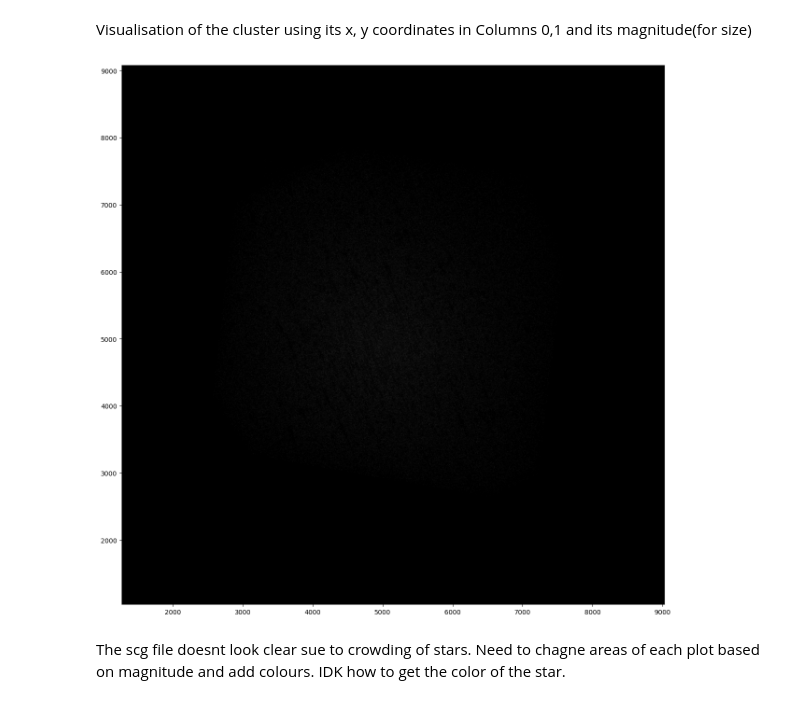
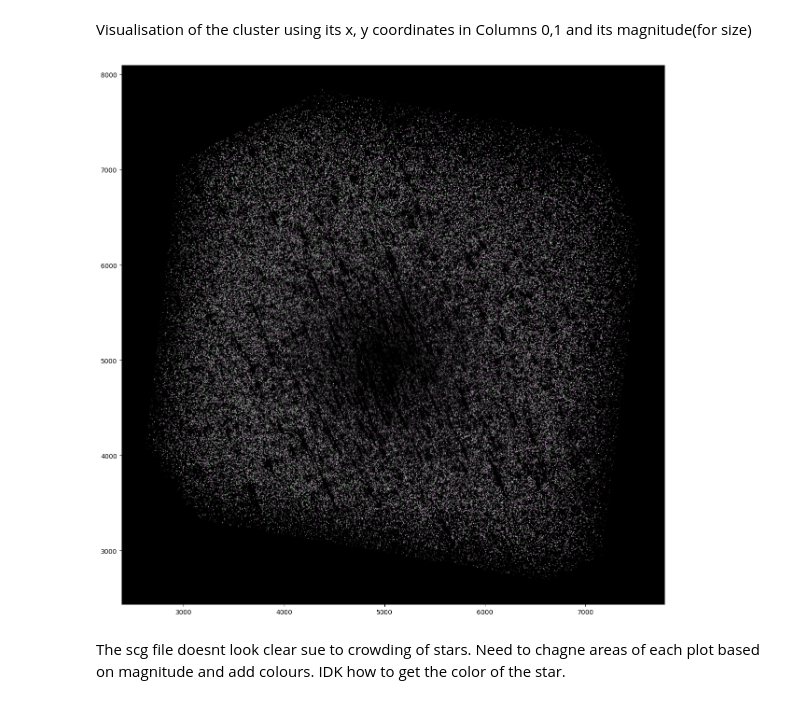
Before and after one commit to mg-0000/HR_diagrams, a Jupyter notebook: Color_mag_diag.ipynb, the cells around one changed output. Drawn from its saved outputs; the diff is of its cells as text; code cells hidden in the pictures.

```diff
--- a/Color_mag_diag.ipynb
+++ b/Color_mag_diag.ipynb
@@ -82,9 +82,15 @@ f275_mag=data_array[:,2]
 f336_mag=data_array[:,3]
 prob=data_array[:,4]
 '''
+from matplotlib import use
+
+
 file_name='https://archive.stsci.edu/hlsps/hugs/ngc2808/hlsp_hugs_hst_wfc3-uvis-acs-wfc_ngc2808_multi_v1_catalog-meth1.txt'
 f275_mag=np.loadtxt(file_name, usecols=(2), comments='#')
-f336_mag=np.loadtxt(file_name, usecols=(8), comments='#')
+f336_mag=np.loadtxt(file_name, usecols=(8), comments='#')   #R
+f438_mag=np.loadtxt(file_name, usecols=(14), comments='#')    #G
+f606_mag=np.loadtxt(file_name, usecols=(20), comments='#')    #B
+f814_mag=np.loadtxt(file_name, usecols=(26), comments='#')
 prob=np.loadtxt(file_name, usecols=(32), comments='#')
 x_coord=np.loadtxt(file_name, usecols=(0), comments='#')
 y_coord=np.loadtxt(file_name, usecols=(1), comments='#')
@@ -102,18 +108,44 @@ plt.savefig('ColorMagnitudeDiagram.svg')
 [figure]
 # %% [markdown]
 Visualisation of the cluster using its x, y coordinates in Columns 0,1 and its magnitude(for size)
-# %%
-factor = 0.000001
-area = np.pi * factor *f275_mag # Area of each plotted point
-colors = [[1, 1, 1]] # Given white color to each point, black background
-# To change background color
-fig = plt.figure(figsize=[15,15])
-ax = fig.add_subplot(1, 1, 1) # nrows, ncols, index
-ax.set_facecolor([0,0,0])
-plt.scatter(x_coord,y_coord,s=area, c=colors)
-plt.savefig('visualisation.svg')
-# %% [output]
-[figure, removed]
+# %%
+filtering_values=(f275_mag>0) & (f336_mag>0) & (f438_mag>0) & (f606_mag>0) & (f814_mag>0) & (x_coord>=0) & (y_coord>=0)
+mag=(f275_mag[filtering_values]*f275_mag[filtering_values]) + (f336_mag[filtering_values]*f336_mag[filtering_values]) + (f438_mag[filtering_values]*f438_mag[filtering_values]) + (f606_mag[filtering_values]*f606_mag[filtering_values]) + (f814_mag[filtering_values]*f814_mag[filtering_values])
+r=f336_mag[filtering_values]
+g=f438_mag[filtering_values]
+b=f606_mag[filtering_values]
+x_values=x_coord[filtering_values]
+y_values=y_coord[filtering_values]
+
+#alternative color scheme (showing relative colors)
+r=r-r.mean()
+g=g-g.mean()
+b=b-b.mean()
+
+#need to normalise the rgb values
+mag=(mag-np.amin(mag))/(np.amax(mag)-np.amin(mag))
+b=(r-np.amin(r))/(np.amax(r)-np.amin(r))
+g=(g-np.amin(g))/(np.amax(g)-np.amin(g))
+r=(b-np.amin(b))/(np.amax(b)-np.amin(b))
+
+#area
+factor = 1
+area = factor * mag * mag  * mag # Area of each plotted point
+colors = np.column_stack((r, g, b)) # Given white color to each point, black background
+colors=colors*colors
+
+#blending value for scatter plot
+alpha=mag
+
+# To change background color
+fig = plt.figure(figsize=[15,15])
+ax = fig.add_subplot(1, 1, 1) # nrows, ncols, index
+ax.set_facecolor([0,0,0])
+plt.scatter(x_values,y_values,s=area, c=colors, alpha=alpha)
+#plt.savefig('visualisation.svg')
+plt.savefig('visualisation.png', dpi=600)
+# %% [output]
+[figure, added]
 # %% [markdown]
 The scg file doesnt look clear sue to crowding of stars. Need to chagne areas of each plot based on magnitude and add colours.
 IDK how to get the color of the star.
```
